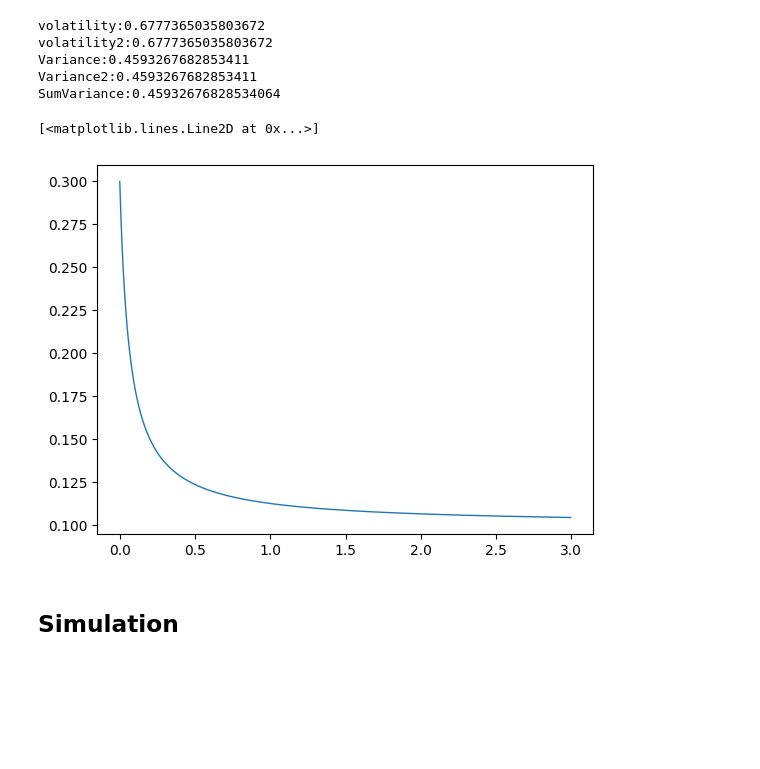
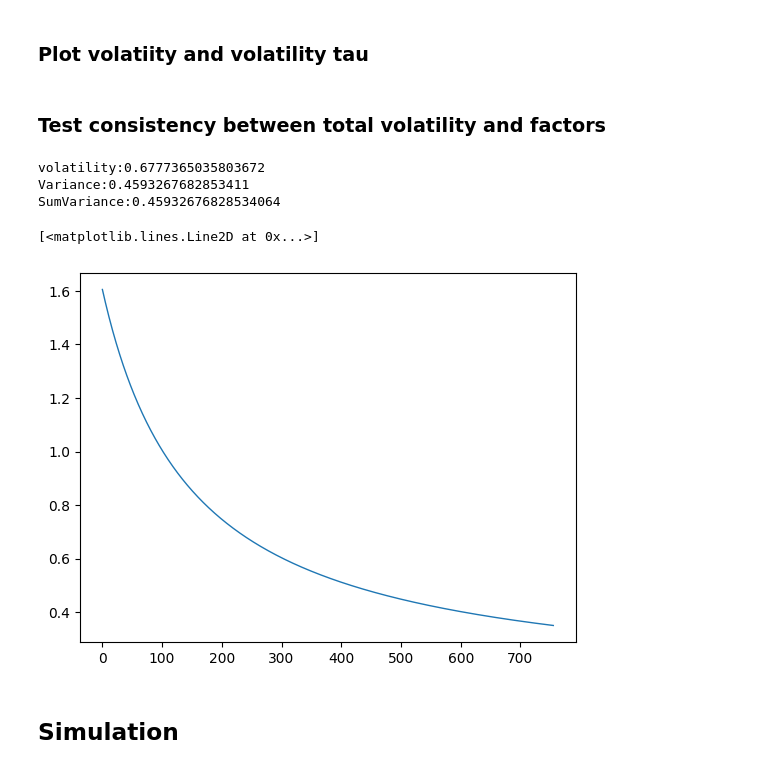
Before and after one commit to bmyksvoll/curves, a Jupyter notebook: bsr_simulation.ipynb, the cells around one changed output. Cells and saved outputs as stored; diff of their text form; code cells hidden in the pictures; blank space fills up the shorter version.

```diff
--- a/bsr_simulation.ipynb
+++ b/bsr_simulation.ipynb
@@ -40,20 +39,21 @@ def volatility(t, tau, T, a,  b, c):
+# %% [markdown]
+### Plot volatiity and volatility tau
+# %% [markdown]
+### Test consistency between total volatility and factors
 # %%
 
 t = 0
 T = 1
 tau =1/12
+
 a= 0.9
 b = 0.6
 c= 0.1
 
-vol = volatility(t, tau, T, a,b,c)
-vol2 = sigma_brs(t, tau, T, a,b,c)
+vol = sigma_brs(t, tau, T, a,b,c)
 
 print("volatility:"+ str(vol))
-print("volatility2:"+ str(vol2))
 print("Variance:"+ str(vol**2))
-print("Variance2:"+ str(vol2**2))
-
 
 f1 = sigma_factor1(t, tau, T, a,b)
 f2 = sigma_factor2(t, tau, T, a,b,c)
@@ -62,38 +62,26 @@ f3 = sigma_factor3(t, tau, T, c)
 print("SumVariance:"+ str((f1**2+f2**2+f3**2)))
 # %% [output]
 volatility:0.6777365035803672
-volatility2:0.6777365035803672
 Variance:0.4593267682853411
-Variance2:0.4593267682853411
 SumVariance:0.45932676828534064
 # %%
-
-def term_structure(t):
-    T_max= t[-1]
-    # Define a term structure function that could depend on t
-    # Simple sinusoidal term structure for demonstration
-    return 100 + 20 * np.cos(2*T_max * np.pi * t /T_max) + np.exp(0.5*t)
-
-def vol_structure(t, T, a= 0.9, b = 0.6, c= 0.1):
-    return a / (t + b) + c
-
 # Parameters
+t = 0
 T = 3  # Total time in years
 dt = 1/252  # Daily time step
 n_steps = int(T / dt)
 
-b = 2/3/10
-a = 0.2*b
-c = 0.1
+
 
 taus = np.arange(0, n_steps) * dt  # Time steps
 
-#plt.plot(taus, term_structure(taus), lw=1, label='Term Structure')
-plt.plot(taus, vol_structure(taus, T, a, b, c), lw=1, label='Volatility Structure')
-#plt.plot(taus, sigma_brs(t, t+dt, taus, a,b,c), lw=1, label='Volatility Structure')
+prices = term_structure(taus)
+#plt.plot(t, prices, lw=1, label='Term Structure')
+#plt.plot(taus, vol_structure(taus, T, a, b, c), lw=1, label='Volatility Structure')
+plt.plot(sigma_brs(t, t+dt, taus, a,b,c), lw=1, label='Volatility Structure')
 # %% [output]
 [<matplotlib.lines.Line2D at 0x...>]
-[figure, old version]
+[figure, new version]
 # %% [markdown]
 ## Simulation
 # %% [markdown]
```
Also changed, not shown: parts of 3 cells of this notebook.
